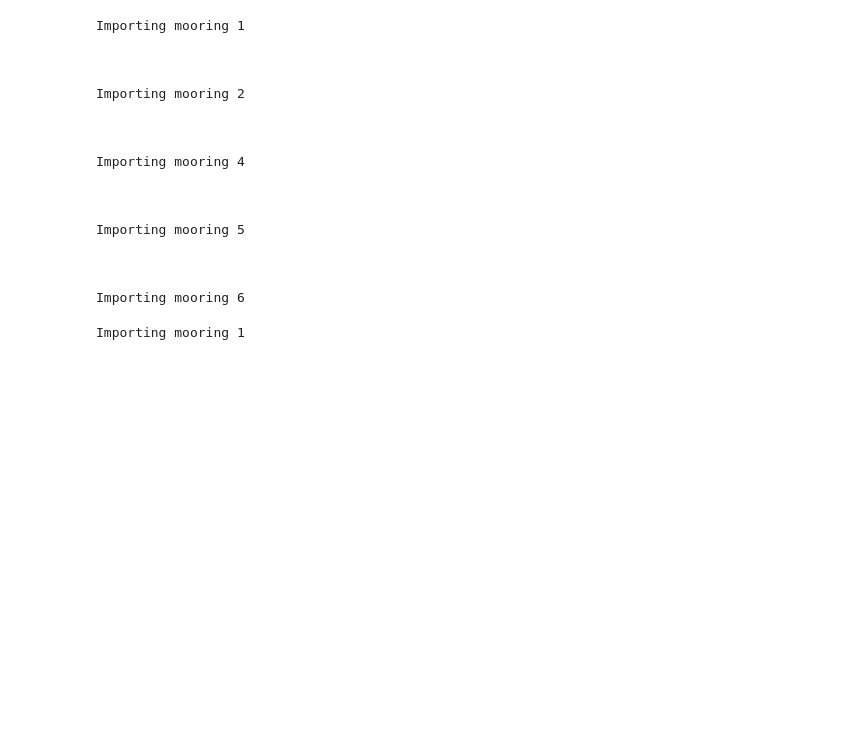
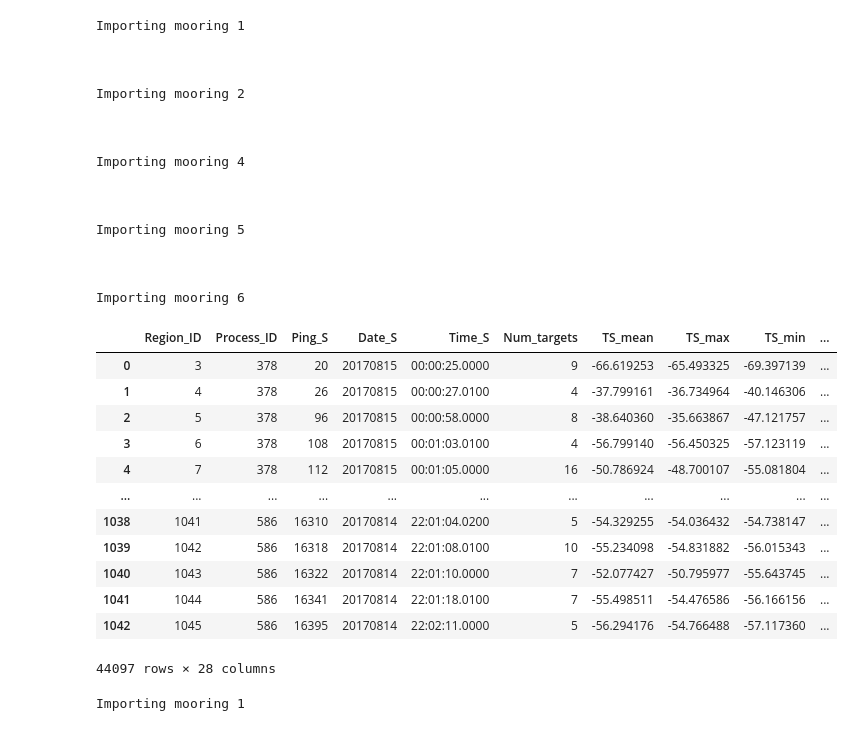
Before and after one commit to leviner/MooredEchosounders, a Jupyter notebook: code/buildTrackData_linear.ipynb, the cells around one changed output. Drawn from its saved outputs; the diff is of its cells as text; code cells hidden in the pictures; blank space fills up the shorter version.

```diff
--- a/code/buildTrackData_linear.ipynb
+++ b/code/buildTrackData_linear.ipynb
@@ -283,6 +283,22 @@ Importing mooring 5
 
 
 Importing mooring 6
+# %%
+(dfR.TS_mean >-55)
+# %% [output]
+|  | Region_ID | Process_ID | Ping_S | Date_S | Time_S | Num_targets | TS_mean | TS_max | TS_min | ... |
+| 0 | 3 | 378 | 20 | 20170815 | 00:00:25.0000 | 9 | -66.619253 | -65.493325 | -69.397139 | ... |
+| 1 | 4 | 378 | 26 | 20170815 | 00:00:27.0100 | 4 | -37.799161 | -36.734964 | -40.146306 | ... |
+| 2 | 5 | 378 | 96 | 20170815 | 00:00:58.0000 | 8 | -38.640360 | -35.663867 | -47.121757 | ... |
+| 3 | 6 | 378 | 108 | 20170815 | 00:01:03.0100 | 4 | -56.799140 | -56.450325 | -57.123119 | ... |
+| 4 | 7 | 378 | 112 | 20170815 | 00:01:05.0000 | 16 | -50.786924 | -48.700107 | -55.081804 | ... |
+| ... | ... | ... | ... | ... | ... | ... | ... | ... | ... | ... |
+| 1038 | 1041 | 586 | 16310 | 20170814 | 22:01:04.0200 | 5 | -54.329255 | -54.036432 | -54.738147 | ... |
+| 1039 | 1042 | 586 | 16318 | 20170814 | 22:01:08.0100 | 10 | -55.234098 | -54.831882 | -56.015343 | ... |
+| 1040 | 1043 | 586 | 16322 | 20170814 | 22:01:10.0000 | 7 | -52.077427 | -50.795977 | -55.643745 | ... |
+| 1041 | 1044 | 586 | 16341 | 20170814 | 22:01:18.0100 | 7 | -55.498511 | -54.476586 | -56.166156 | ... |
+| 1042 | 1045 | 586 | 16395 | 20170814 | 22:02:11.0000 | 5 | -56.294176 | -54.766488 | -57.117360 | ... |
+44097 rows × 28 columns
 # %%
 # FOR PRESENTATION ONLY
 #from mooringParams import paramsDAFT1 as processParams1 # Each mooring has a specific params file with
```
Also changed, not shown: parts of 3 cells of this notebook.
